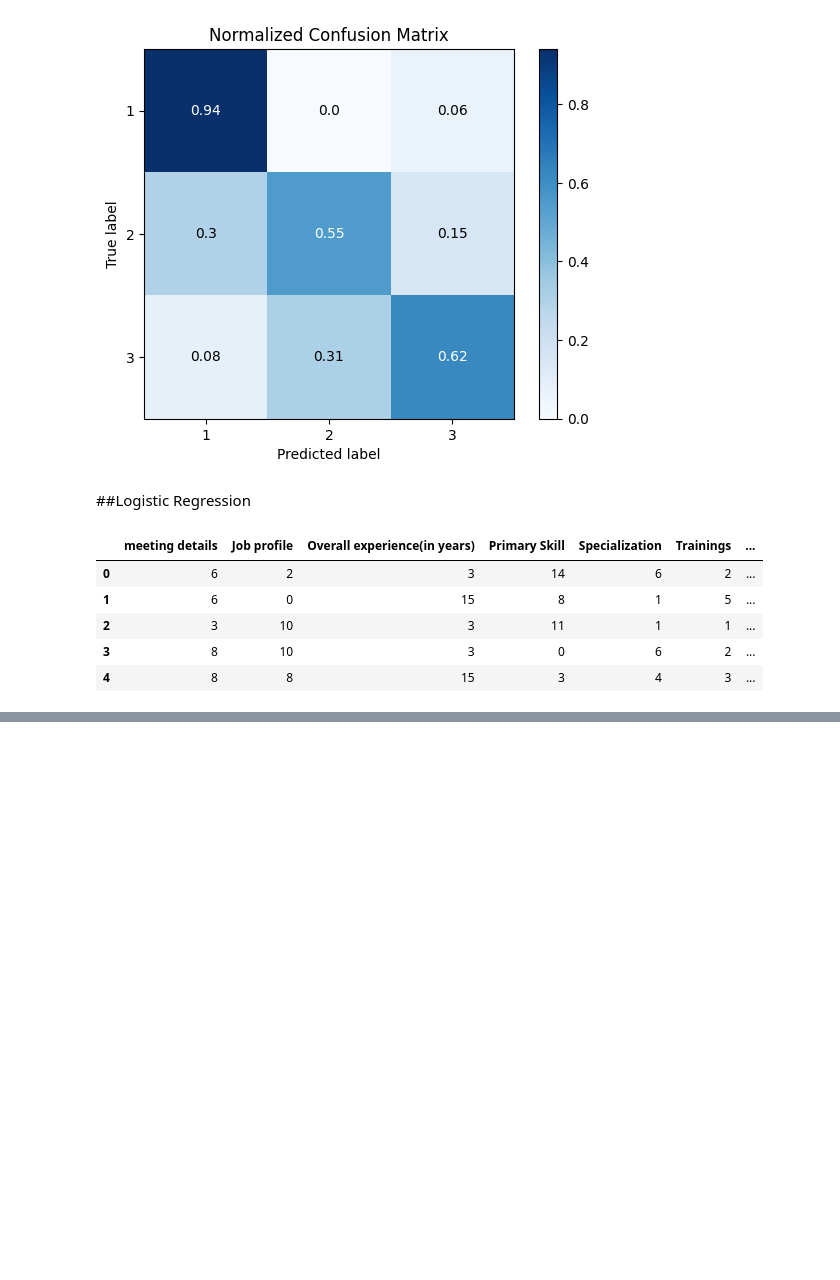
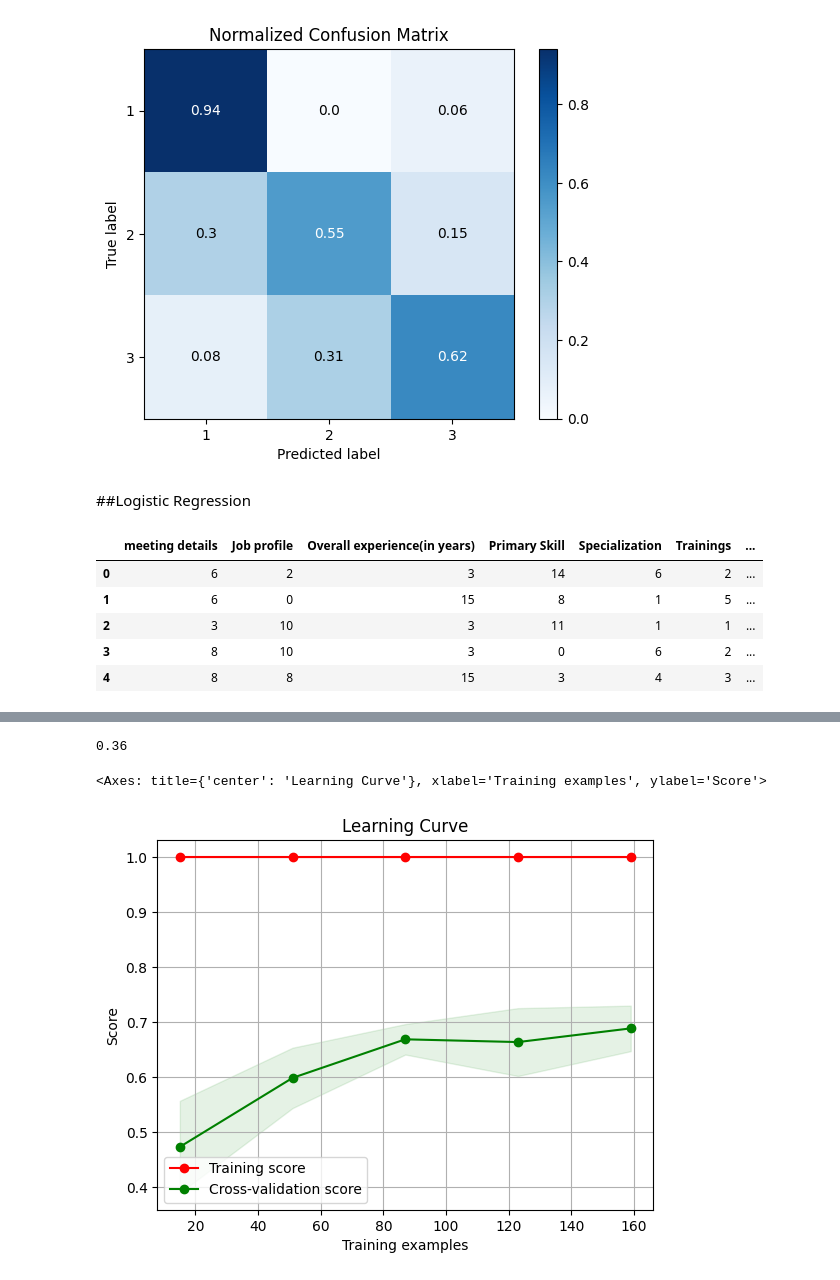
Before and after one commit to vivekkishore/Pythonbasics, a Jupyter notebook: pjrank1.ipynb, the cells around one changed output, grey strips where cells are left out. Cells and saved outputs as stored; diff of their text form; code cells hidden in the pictures; blank space fills up the shorter version.

```diff
--- a/pjrank1.ipynb
+++ b/pjrank1.ipynb
@@ -629,0 +643,19 @@ scikitplot.metrics.plot_confusion_matrix(Y_test,Y_pred,normalize=True)
+# %%
+# X=new_df1.iloc[:,:8]
+# Y=new_df1.iloc[:,8:]
+# X.head()
+
+# X_train,X_test, Y_train, Y_test=train_test_split(X,Y,test_size=0.2)
+
+# classifier2=LogisticRegression()
+
+# classifier2.fit(X_train,Y_train)
+# Y_pred=classifier.predict(X_test)
+
+
+print(accuracy_score(Y_test,Y_pred))
+scikitplot.estimators.plot_learning_curve(classifier,X_train,Y_train)
+# %% [output]
+0.36
+<Axes: title={'center': 'Learning Curve'}, xlabel='Training examples', ylabel='Score'>
+[figure, added]
```
Also changed, not shown: parts of 5 cells of this notebook.
